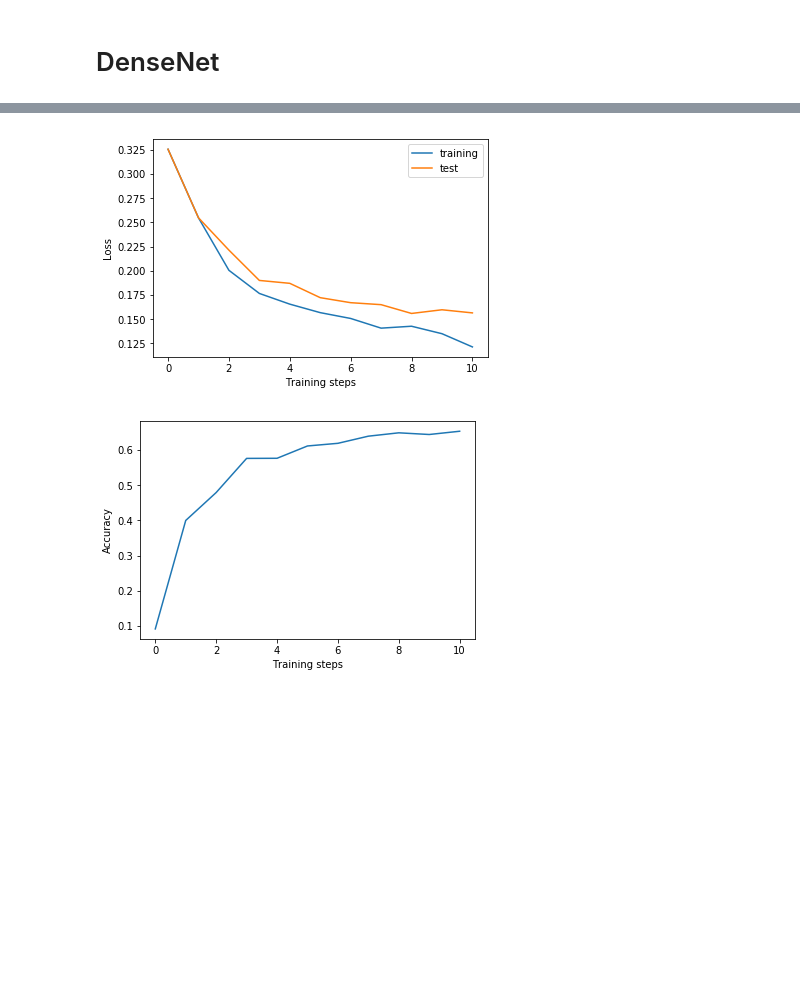
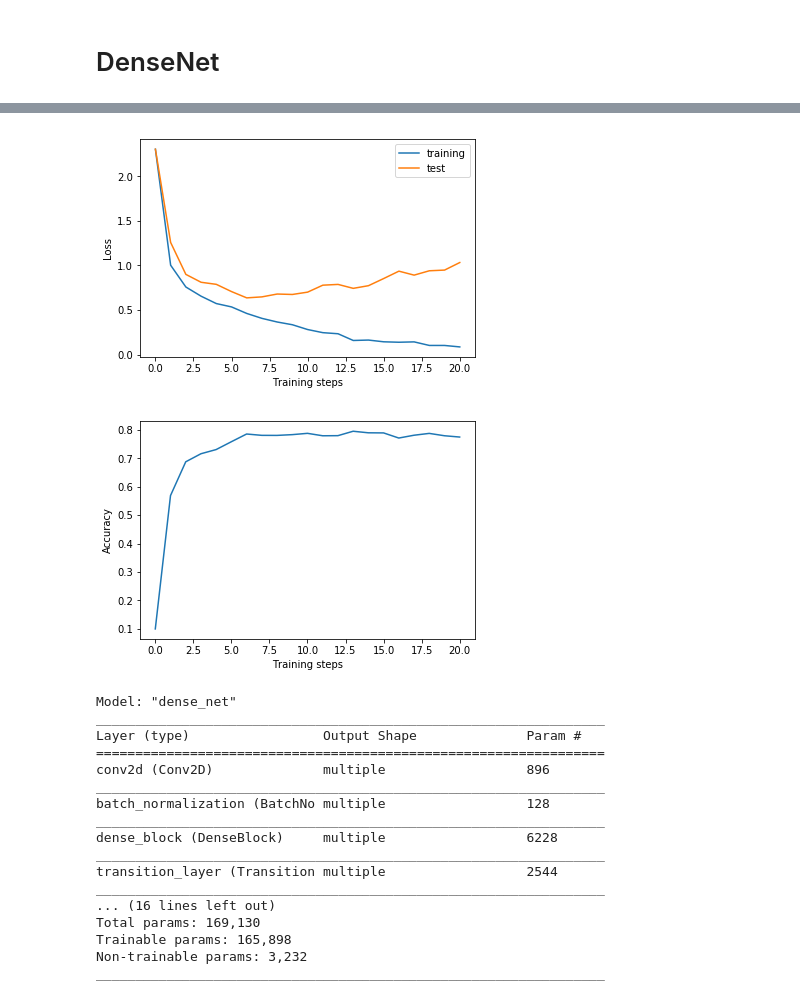
Before and after one commit to Chevron9/iannwtf, a Jupyter notebook: 6/homework6.ipynb, the cells around one changed output, grey strips where cells are left out. Cells and saved outputs as stored; diff of their text form; code cells hidden in the pictures; blank space fills up the shorter version.

```diff
--- a/6/homework6.ipynb
+++ b/6/homework6.ipynb
@@ -250,7 +263,7 @@ class DenseBlock(Layer):
     def __init__(self):
         super(DenseBlock, self).__init__()
 
-        self.conv_1 = tf.keras.layers.Conv2D(filters = 64,
+        self.conv_1 = tf.keras.layers.Conv2D(filters = 12,
                                          kernel_size = 3,
                                          activation = None,
                                          padding = 'same',
@@ -261,7 +274,7 @@ class DenseBlock(Layer):
         self.batch_norm_1 = tf.keras.layers.BatchNormalization()                                         # (4)
         self.activ_1 = tf.keras.activations.relu
 
-        self.conv_2 = tf.keras.layers.Conv2D(filters = 64,
+        self.conv_2 = tf.keras.layers.Conv2D(filters = 12,
                                          kernel_size = 3,
                                          activation = None,
                                          padding = 'same',
@@ -271,7 +284,7 @@ class DenseBlock(Layer):
         self.batch_norm_2 = tf.keras.layers.BatchNormalization()                                         # (4)
         self.activ_2 = tf.keras.activations.relu
 
-        self.conv_3 = tf.keras.layers.Conv2D(filters = 64,
+        self.conv_3 = tf.keras.layers.Conv2D(filters = 12,
                                          kernel_size = 3,
                                          activation = None,
                                          padding = 'same',
@@ -281,7 +294,7 @@ class DenseBlock(Layer):
         self.batch_norm_3 = tf.keras.layers.BatchNormalization()                                         # (4)
         self.activ_3 = tf.keras.activations.relu
 
-
+    #@tf.function
     def call(self,x,training):
         inp = x
         # print(f"ResBlock: channels {self.channels}, maps {self.maps}")
@@ -298,8 +311,8 @@ class DenseBlock(Layer):
         x = self.batch_norm_3(x,training=training)
         x = self.activ_3(x)
 
-
-        tf.concat(inp, outp)
+        x = tf.keras.layers.concatenate([x,inp])
+        #x = tf.concat(x,inp)
 
         return x
 # %%
@@ -308,7 +321,7 @@ class DenseNet(Model):
     def __init__(self,blocks,growth_rate):
         super(DenseNet, self).__init__()
 
-        self.conv_1 = tf.keras.layers.Conv2D(filters = channels,
+        self.conv_1 = tf.keras.layers.Conv2D(filters = growth_rate*2,
                                          kernel_size = 3,
                                          activation = None,
                                          padding = 'same',
@@ -319,10 +332,13 @@ class DenseNet(Model):
         self.batch_norm_1 = tf.keras.layers.BatchNormalization()                                         # (4)
         self.activ_1 = tf.keras.activations.relu
 
+        growth_rate = growth_rate*3 #2 times from first layer, then another one for after 1st block
+
         self.blocks=[]
         for i in range(0,blocks):
             self.blocks.append(DenseBlock())
             self.blocks.append(TransitionLayer(growth_rate))
+            growth_rate += growth_rate
 
 
         self.global_pooling_layer_8 = tf.keras.layers.GlobalAveragePooling2D()
@@ -382,16 +421,16 @@ tf.keras.backend.clear_session()
 
 ### Hyperparameters
 num_epochs = 20
-learning_rate = 0.0005
+learning_rate = tf.optimizers.schedules.ExponentialDecay(0.001, 5000, 0.97, staircase=True)
 running_average_factor = 0.95
 
 # Initialize the model.
-model = ResNet(3,32,32)
-# model = DenseNet()
+# model = ResNet(3,128,32) #blocks, channels, maps
+model = DenseNet(3,32) #growth_rate
 
 
 # Initialize the loss: categorical cross entropy. Check out 'tf.keras.losses'.
-cross_entropy_loss = tf.keras.losses.BinaryCrossentropy()
+cross_entropy_loss = tf.keras.losses.CategoricalCrossentropy()
 # Initialize the optimizer: Adam with default parameters. Check out 'tf.keras.optimizers'
 optimizer = tf.keras.optimizers.Adam(learning_rate)
 
@@ -411,6 +450,7 @@ train_losses.append(train_loss)
 
 # We train for num_epochs epochs.
 for epoch in range(num_epochs):
+    start = time.perf_counter()
     print('Epoch: __ ' + str(epoch))
 
     #training (and checking in with training)
@@ -425,20 +465,6 @@ for epoch in range(num_epochs):
     test_losses.append(test_loss)
     test_accuracies.append(test_accuracy)
 
-    # Visualize accuracy and loss for training and test data.
-    # One plot training and test loss.
-    # One plot training and test accuracy.
-    plt.figure()
-    line1, = plt.plot(train_losses)
-    line2, = plt.plot(test_losses)
-    plt.xlabel("Training steps")
-    plt.ylabel("Loss")
-    plt.legend((line1,line2),("training","test"))
-    plt.show()
-
-    plt.figure()
-    line1, = plt.plot(test_accuracies)
-    plt.xlabel("Training steps")
-    plt.ylabel("Accuracy")
-    plt.show()
+    end = time.perf_counter()
+    plot_performance(num_epochs, train_losses, test_losses, test_accuracies, (start, end))
 # %% [output]
@@ -461,20 +472,38 @@ Epoch: __ 3
 # %%
 # Visualize accuracy and loss for training and test data.
 # One plot training and test loss.
 # One plot training and test accuracy.
 plt.figure()
 line1, = plt.plot(train_losses)
 line2, = plt.plot(test_losses)
 plt.xlabel("Training steps")
 plt.ylabel("Loss")
 plt.legend((line1,line2),("training","test"))
 plt.show()
 
 plt.figure()
 line1, = plt.plot(test_accuracies)
 plt.xlabel("Training steps")
 plt.ylabel("Accuracy")
 plt.show()
+model.summary()
 # %% [output]
-[figure, old version]
+[figure, new version]
-[figure, old version]
+[figure, new version]
+Model: "dense_net"
+_________________________________________________________________
+Layer (type)                 Output Shape              Param #
+=================================================================
+conv2d (Conv2D)              multiple                  896
+_________________________________________________________________
+batch_normalization (BatchNo multiple                  128
+_________________________________________________________________
+dense_block (DenseBlock)     multiple                  6228
+_________________________________________________________________
+transition_layer (Transition multiple                  2544
+_________________________________________________________________
+... (16 lines left out)
+Total params: 169,130
+Trainable params: 165,898
+Non-trainable params: 3,232
+_________________________________________________________________
```
Also changed, not shown: parts of 10 cells of this notebook, 1 other file.
